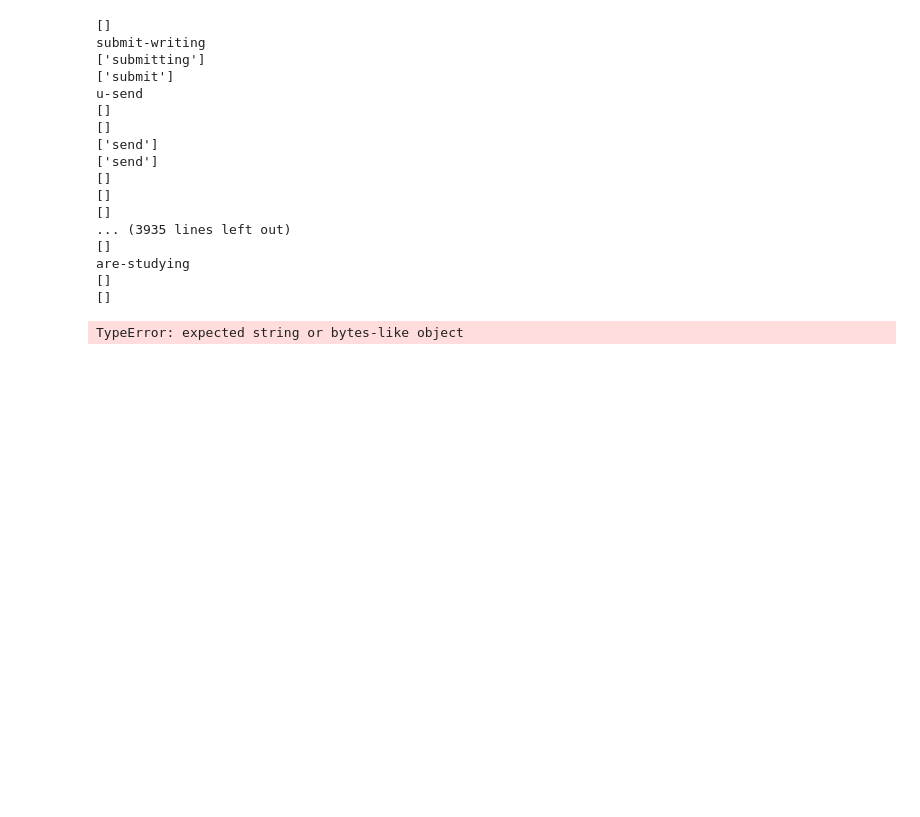
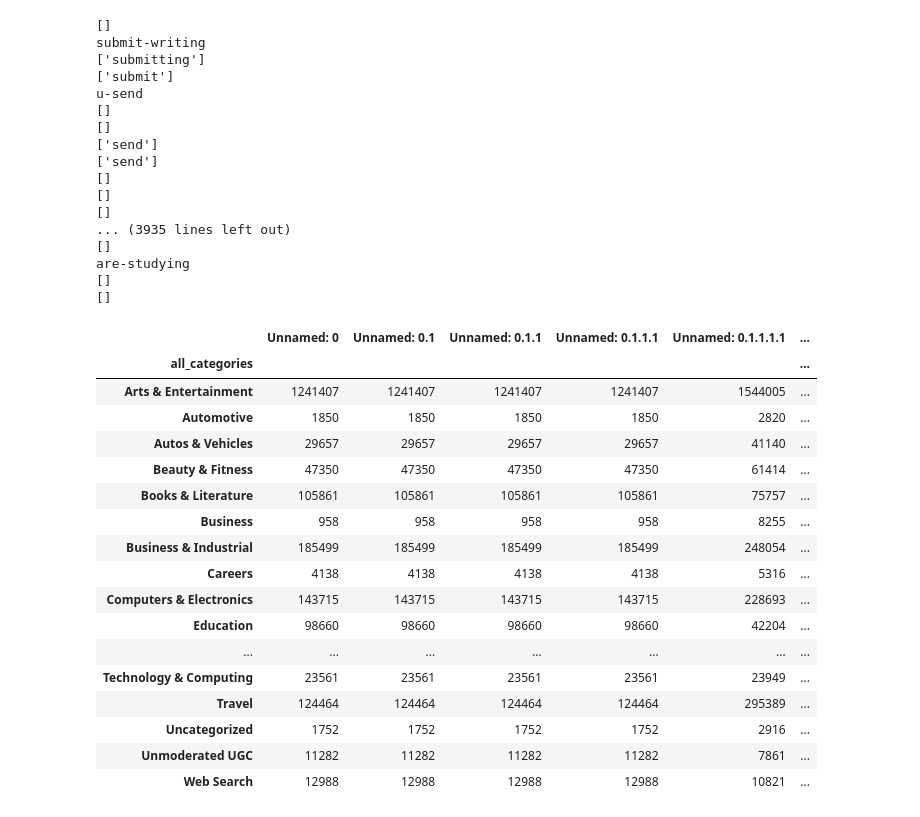
Before and after one commit to azaman13/covid19, a Jupyter notebook: healthQueries.ipynb, the cells around one changed output. Drawn from its saved outputs; the diff is of its cells as text; code cells hidden in the pictures; blank space fills up the shorter version.

```diff
--- a/healthQueries.ipynb
+++ b/healthQueries.ipynb
@@ -27,6 +27,7 @@ for f in files:
     df_may = df_may.append(df[(df.years == 2020) & (df.months == 5)], ignore_index=True)
     df_june = df_june.append(df[(df.years == 2020) & (df.months == 6)], ignore_index=True)
     df_health = df_health.append(df[df.all_categories == "Health"], ignore_index=True)
+    df_news = df_news.append(df[df.all_categories == "News"], ignore_index=True)
 df_health
 # %% [output]
 |  | Unnamed: 0 | Unnamed: 0.1 | Unnamed: 0.1.1 | Unnamed: 0.1.1.1 | Unnamed: 0.1.1.1.1 | Unnamed: 0.1.1.1.1.1 | ... |
@@ -158,10 +159,24 @@ u-send
 are-studying
 []
 []
-# %%
-tokenize(df_jan_health)
-get_nouns()
-get_adj()
-get_verbs()
-# %% [output]
-TypeError: expected string or bytes-like object
+# %%
+df.groupby('all_categories').sum()
+# %% [output]
+|  | Unnamed: 0 | Unnamed: 0.1 | Unnamed: 0.1.1 | Unnamed: 0.1.1.1 | Unnamed: 0.1.1.1.1 | ... |
+| all_categories |  |  |  |  |  | ... |
+| Arts & Entertainment | 1241407 | 1241407 | 1241407 | 1241407 | 1544005 | ... |
+| Automotive | 1850 | 1850 | 1850 | 1850 | 2820 | ... |
+| Autos & Vehicles | 29657 | 29657 | 29657 | 29657 | 41140 | ... |
+| Beauty & Fitness | 47350 | 47350 | 47350 | 47350 | 61414 | ... |
+| Books & Literature | 105861 | 105861 | 105861 | 105861 | 75757 | ... |
+| Business | 958 | 958 | 958 | 958 | 8255 | ... |
+| Business & Industrial | 185499 | 185499 | 185499 | 185499 | 248054 | ... |
+| Careers | 4138 | 4138 | 4138 | 4138 | 5316 | ... |
+| Computers & Electronics | 143715 | 143715 | 143715 | 143715 | 228693 | ... |
+| Education | 98660 | 98660 | 98660 | 98660 | 42204 | ... |
+| ... | ... | ... | ... | ... | ... | ... |
+| Technology & Computing | 23561 | 23561 | 23561 | 23561 | 23949 | ... |
+| Travel | 124464 | 124464 | 124464 | 124464 | 295389 | ... |
+| Uncategorized | 1752 | 1752 | 1752 | 1752 | 2916 | ... |
+| Unmoderated UGC | 11282 | 11282 | 11282 | 11282 | 7861 | ... |
+| Web Search | 12988 | 12988 | 12988 | 12988 | 10821 | ... |
```
Also changed, not shown: parts of 1 cell of this notebook.
